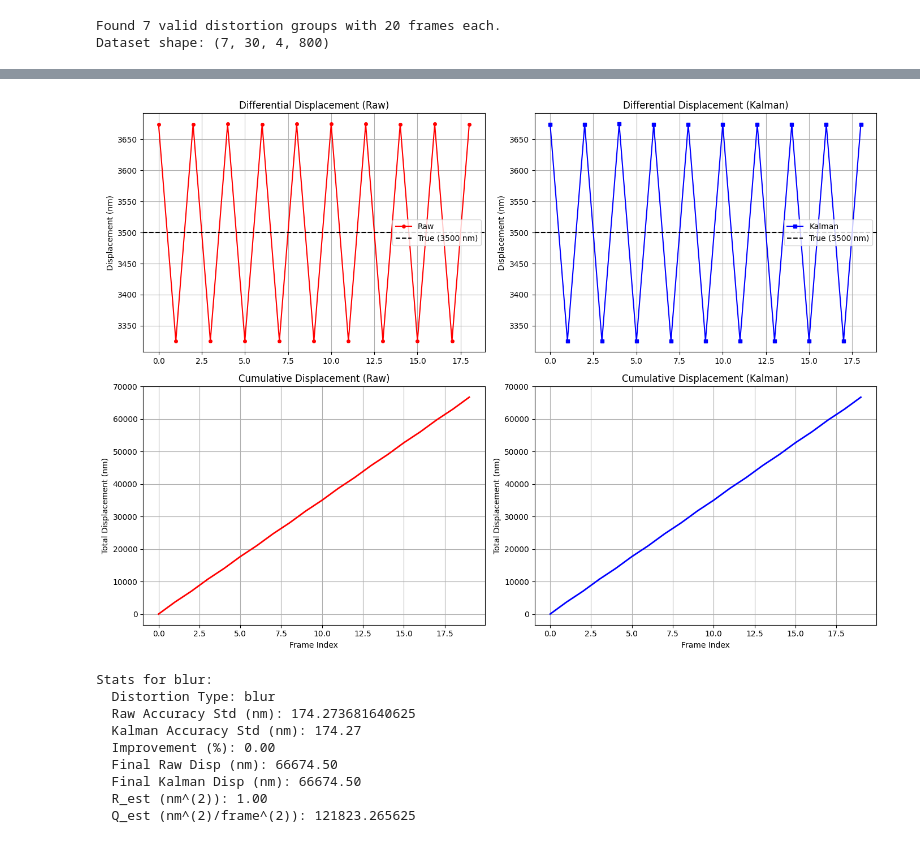
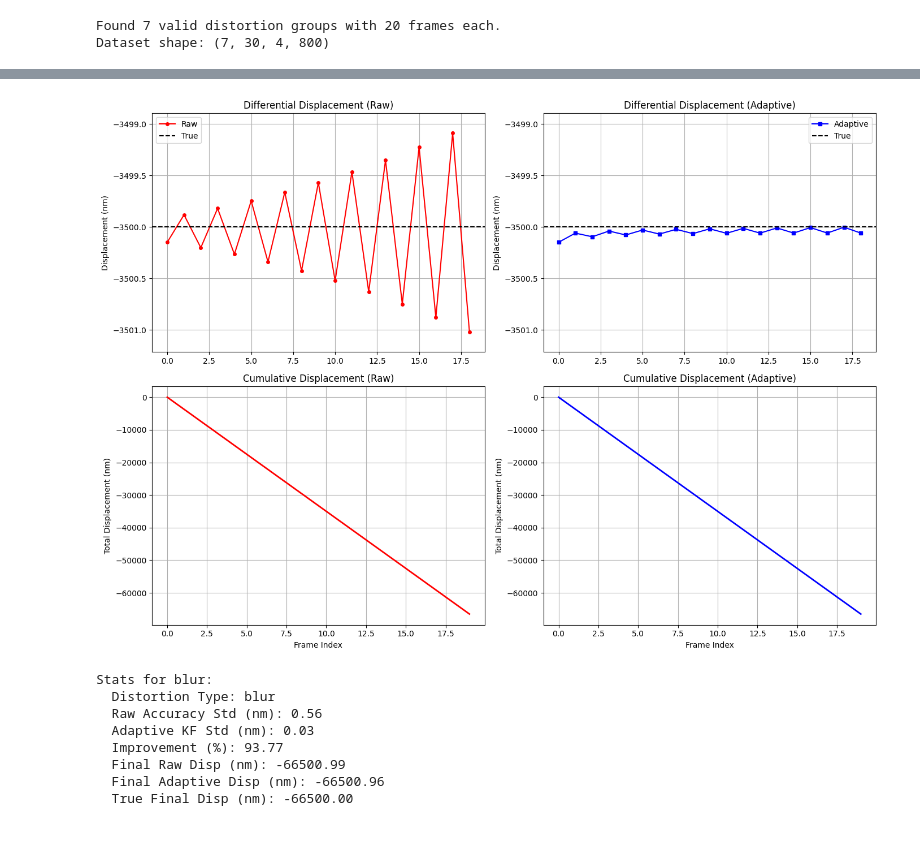
Before and after one commit to alekseevavlada/DiffScale, a Jupyter notebook: Subpixel-Processing/Notebooks/Subpixel.ipynb, the cells around one changed output, grey strips where cells are left out. Drawn from its saved outputs; the diff is of its cells as text; code cells hidden in the pictures.

```diff
--- a/Subpixel-Processing/Notebooks/Subpixel.ipynb
+++ b/Subpixel-Processing/Notebooks/Subpixel.ipynb
@@ -298,88 +336,94 @@ Displacements (px): [0. 0. 0. 0. 0.]
 # %%
 def analyze_and_plot(dtype, results):
     raw_diff = results['diff_raw']
-    kalman_diff = results['diff_kalman']
+    adaptive_diff = results['diff_adaptive']
     raw_cum = results['cumulative_raw']
-    kalman_cum = results['cumulative_kalman']
+    adaptive_cum = results['cumulative_adaptive']
 
-    # Истинное дифференциальное смещение
-    true_diff_nm = 0.5 * PIXEL_SIZE_UM * 1000  # 3500 nm
+    num_steps = len(raw_diff)
+    true_diff_nm = -0.5 * PIXEL_SIZE_UM * 1000  # -3500 nm
+    true_final_disp = true_diff_nm * num_steps
 
-    # Ошибки измерения
-    raw_errors = raw_diff - true_diff_nm
-    kalman_errors = kalman_diff - true_diff_nm
+    raw_std = np.std(raw_diff - true_diff_nm)
+    adaptive_std = np.std(adaptive_diff - true_diff_nm)
+    improvement = (1 - adaptive_std / raw_std) * 100 if raw_std > 0 else 0
 
-    # Точность
-    raw_accuracy_std = np.std(raw_errors)
-    kalman_accuracy_std = np.std(kalman_errors)
-    improvement = (1 - kalman_accuracy_std / raw_accuracy_std) * 100 if raw_accuracy_std > 0 else 0
+    all_diff = np.concatenate([raw_diff, adaptive_diff])
+    margin = 0.1 * (np.max(all_diff) - np.min(all_diff))
+    ylim_diff = (np.min(all_diff) - margin, np.max(all_diff) + margin)
+
+    all_cum = np.concatenate([raw_cum, adaptive_cum])
+    margin_cum = 0.05 * (np.max(all_cum) - np.min(all_cum))
+    ylim_cum = (np.min(all_cum) - margin_cum, np.max(all_cum) + margin_cum)
 
     fig, axes = plt.subplots(2, 2, figsize=(14, 10))
 
     # Absolute Displacement: before and after
     axes[0,0].plot(raw_diff, 'r-o', label='Raw', markersize=4)
-    axes[0,0].axhline(true_diff_nm, color='k', linestyle='--', label='True (3500 nm)')
+    axes[0,0].axhline(true_diff_nm, color='k', linestyle='--', label='True')
     axes[0,0].set_title('Differential Displacement (Raw)')
     axes[0,0].set_ylabel('Displacement (nm)')
+    axes[0,0].set_ylim(ylim_diff)
     axes[0,0].legend()
     axes[0,0].grid(True)
 
-    axes[0,1].plot(kalman_diff, 'b-s', label='Kalman', markersize=4)
-    axes[0,1].axhline(true_diff_nm, color='k', linestyle='--', label='True (3500 nm)')
-    axes[0,1].set_title('Differential Displacement (Kalman)')
+    axes[0,1].plot(adaptive_diff, 'b-s', label='Adaptive', markersize=4)
+    axes[0,1].axhline(true_diff_nm, color='k', linestyle='--', label='True')
+    axes[0,1].set_title('Differential Displacement (Adaptive)')
     axes[0,1].set_ylabel('Displacement (nm)')
+    axes[0,1].set_ylim(ylim_diff)
     axes[0,1].legend()
     axes[0,1].grid(True)
 
     # Accumulated displacement: before and after
-    axes[1,0].plot(raw_cum, 'r-', linewidth=2)
+    axes[1,0].plot(raw_cum, 'r-', linewidth=2, label='Raw')
     axes[1,0].set_title('Cumulative Displacement (Raw)')
     axes[1,0].set_xlabel('Frame Index')
     axes[1,0].set_ylabel('Total Displacement (nm)')
+    axes[1,0].set_ylim(ylim_cum)
     axes[1,0].grid(True)
 
-    axes[1,1].plot(kalman_cum, 'b-', linewidth=2)
-    axes[1,1].set_title('Cumulative Displacement (Kalman)')
+    axes[1,1].plot(adaptive_cum, 'b-', linewidth=2, label='Adaptive')
+    axes[1,1].set_title('Cumulative Displacement (Adaptive)')
     axes[1,1].set_xlabel('Frame Index')
     axes[1,1].set_ylabel('Total Displacement (nm)')
+    axes[1,1].set_ylim(ylim_cum)
     axes[1,1].grid(True)
 
     plt.tight_layout()
     plt.show()
 
     # Statistics
     stats = {
         'Distortion Type': dtype,
-        'Raw Accuracy Std (nm)': raw_accuracy_std,
-        'Kalman Accuracy Std (nm)': kalman_accuracy_std,
+        'Raw Accuracy Std (nm)': raw_std,
+        'Adaptive KF Std (nm)': adaptive_std,
         'Improvement (%)': improvement,
         'Final Raw Disp (nm)': raw_cum[-1],
-        'Final Kalman Disp (nm)': kalman_cum[-1],
-        'R_est (nm^(2))': results['R_est'],
-        'Q_est (nm^(2)/frame^(2))': results['Q_est']
+        'Final Adaptive Disp (nm)': adaptive_cum[-1],
+        'True Final Disp (nm)': true_final_disp
     }
 
     print(f"Stats for {dtype}:")
     for k, v in stats.items():
         if isinstance(v, float):
             print(f"  {k}: {v:.2f}")
         else:
             print(f"  {k}: {v}")
 
     return stats
 
 summary_list = []
 for dtype in distortion_types:
     stats = analyze_and_plot(dtype, results_all[dtype])
     summary_list.append(stats)
 # %% [output]
-[figure, old version]
+[figure, new version]
 Stats for blur:
   Distortion Type: blur
-  Raw Accuracy Std (nm): 174.273681640625
-  Kalman Accuracy Std (nm): 174.27
-  Improvement (%): 0.00
-  Final Raw Disp (nm): 66674.50
-  Final Kalman Disp (nm): 66674.50
-  R_est (nm^(2)): 1.00
-  Q_est (nm^(2)/frame^(2)): 121823.265625
+  Raw Accuracy Std (nm): 0.56
+  Adaptive KF Std (nm): 0.03
+  Improvement (%): 93.77
+  Final Raw Disp (nm): -66500.99
+  Final Adaptive Disp (nm): -66500.96
+  True Final Disp (nm): -66500.00
```
Also changed, not shown: parts of 11 cells of this notebook, 1 other file.
